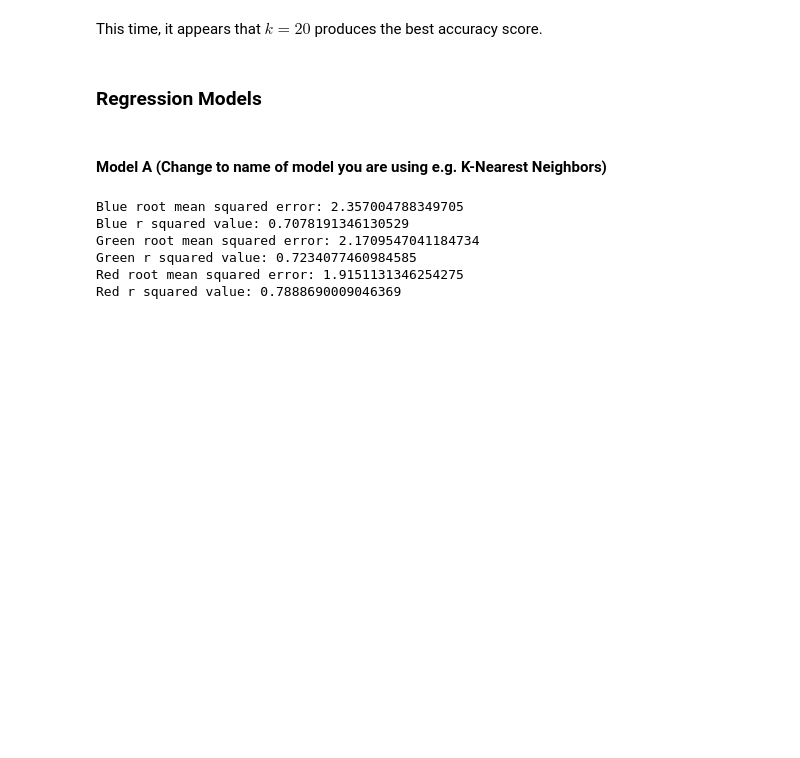
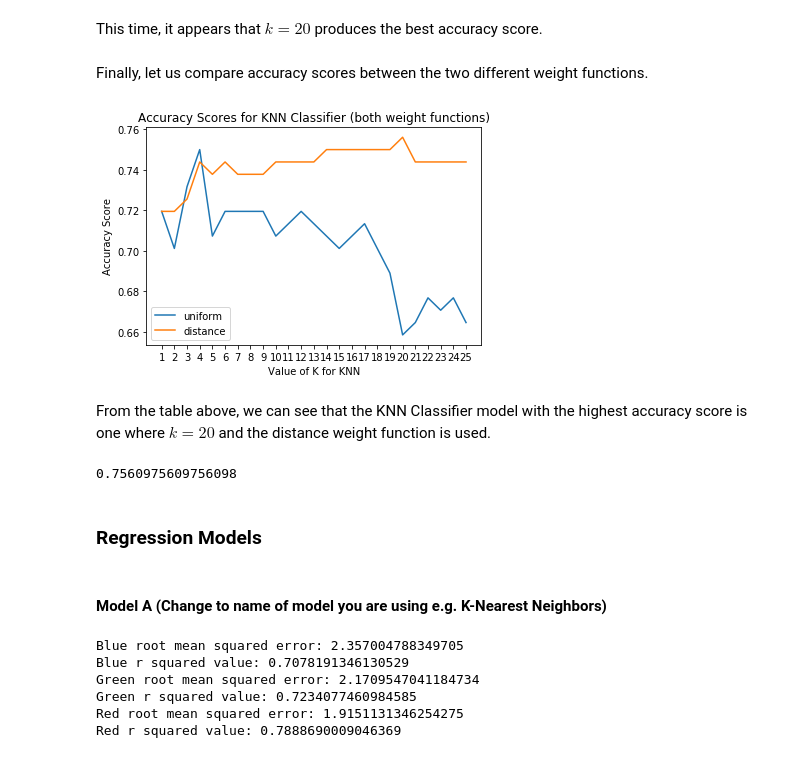
Before and after one commit to rainyrecursion/cs5131-assignment3, a Jupyter notebook: assignment3.ipynb, the cells around one changed output. Saved outputs shown, nothing was run; the diff lists cells and outputs as text; code cells hidden in the pictures; blank space fills up the shorter version.

```diff
--- a/assignment3.ipynb
+++ b/assignment3.ipynb
@@ -135,5 +132,27 @@ plt.show()
 # %% [markdown]
 This time, it appears that $k=20$ produces the best accuracy score.
+# %% [markdown]
+Finally, let us compare accuracy scores between the two different weight functions.
+# %%
+plt.plot(k_range, uniform_accuracy_scores, label='uniform')
+plt.plot(k_range, distance_accuracy_scores, label='distance')
+plt.xlabel('Value of K for KNN')
+plt.ylabel('Accuracy Score')
+plt.xticks(np.arange(1, 26))  # makes x-axis values integers
+plt.title("Accuracy Scores for KNN Classifier (both weight functions)")
+plt.legend()
+plt.show()
+# %% [output]
+[figure, added]
+# %% [markdown]
+From the table above, we can see that the KNN Classifier model with the highest accuracy score is one where $k=20$ and the distance weight function is used.
+# %%
+knn_classifier_best = KNeighborsClassifier(n_neighbors=20, weights='distance')
+knn_classifier_best.fit(X_train, y_train)
+y_pred = knn_classifier_best.predict(X_test)
+print(accuracy_score(y_test, y_pred))
+# %% [output]
+0.7560975609756098
 # %% [markdown]
 ### Regression Models
 # %% [markdown]
```
Also changed, not shown: parts of 5 cells of this notebook.
